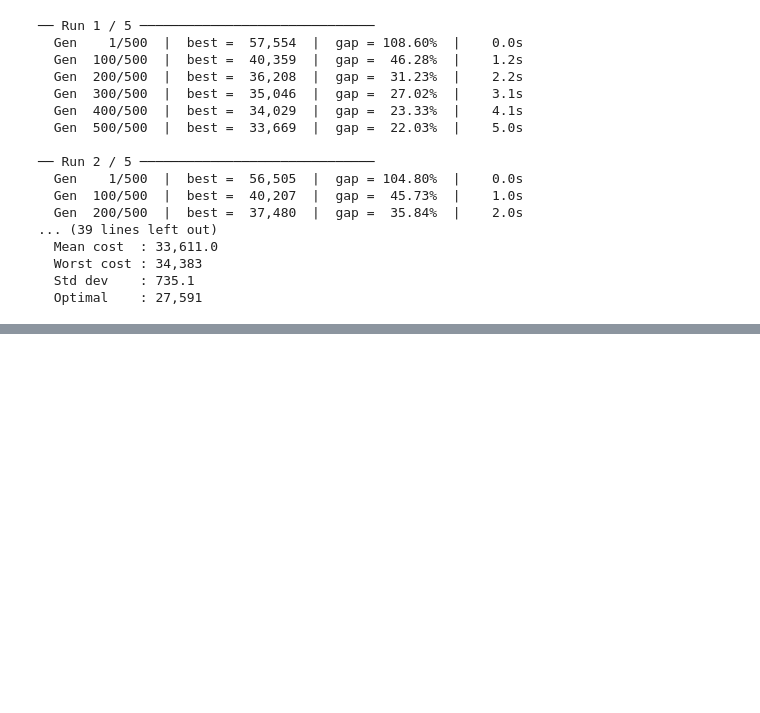
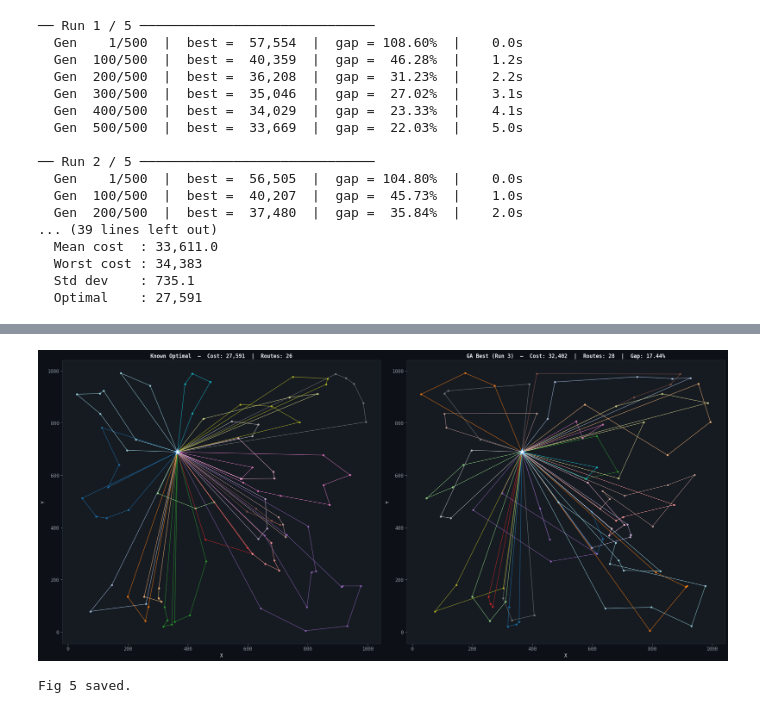
Before and after one commit to ms25940022-boop/IT5082-OM-Assignment, a Jupyter notebook: MS25940022_GA.ipynb, the cells around one changed output, grey strips where cells are left out. Cells and saved outputs as stored; diff of their text form; code cells hidden in the pictures; blank space fills up the shorter version.

```diff
--- a/MS25940022_GA.ipynb
+++ b/MS25940022_GA.ipynb
@@ -464,0 +534,37 @@ Passing `palette` without assigning `hue` is deprecated and will be removed in v
+# %%
+# ═══════════════════════════════════════════════════════════════
+# Route Map — GA Best vs Known Optimal
+# ═══════════════════════════════════════════════════════════════
+best_run    = min(run_results, key=lambda r: r['cost'])
+ga_decoder  = CVRP_GA(customers, demands, dist, CAPACITY)
+ga_routes   = ga_decoder.split_tour(best_run['chromo'])
+
+fig, axes = plt.subplots(1, 2, figsize=(22, 10), facecolor=DARK_BG)
+
+for ax, routes, title in [
+    (axes[0], OPTIMAL_ROUTES,
+     f'Known Optimal  —  Cost: {OPTIMAL_COST:,}  |  Routes: {len(OPTIMAL_ROUTES)}'),
+    (axes[1], ga_routes,
+     f'GA Best (Run {best_run["run"]})  —  Cost: {best_run["cost"]:,}  '
+     f'|  Routes: {len(ga_routes)}  |  Gap: {best_run["gap_pct"]:.2f}%'),
+]:
+    cmap_r = cm.get_cmap('tab20', max(len(routes), 1))
+    for ri, route in enumerate(routes):
+        col  = cmap_r(ri)
+        full = [DEPOT] + route + [DEPOT]
+        xs   = [coords[n][0] for n in full]
+        ys   = [coords[n][1] for n in full]
+        ax.plot(xs, ys, '-o', color=col, linewidth=1.0, markersize=3.5, alpha=0.82)
+    ax.scatter(*coords[DEPOT], c='white', s=240, marker='*', zorder=10,
+               edgecolors=C_BLUE, linewidths=1.2)
+    ax.set_title(title, fontsize=12)
+    ax.set_xlabel('X'); ax.set_ylabel('Y')
+    ax.grid(True, alpha=0.2)
+
+plt.tight_layout()
+plt.savefig('output/GA/fig5_route_comparison.png', dpi=150, bbox_inches='tight')
+plt.show()
+print('Fig 5 saved.')
+# %% [output]
+[figure, added]
+Fig 5 saved.
```
Also changed, not shown: parts of 3 cells of this notebook, 4 other files.
